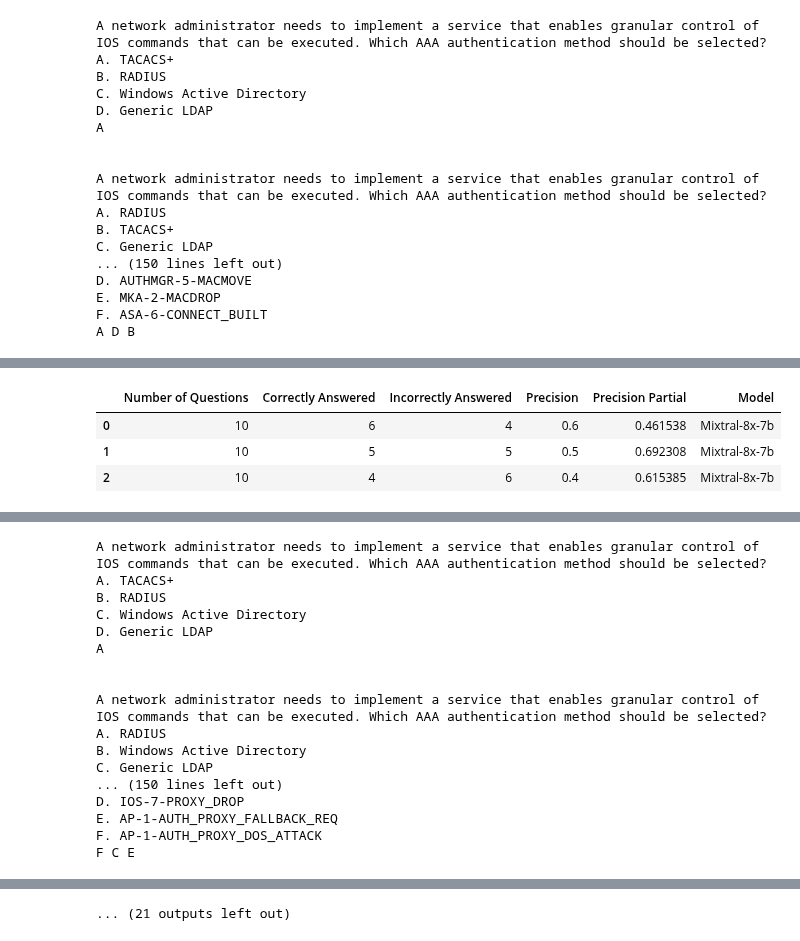
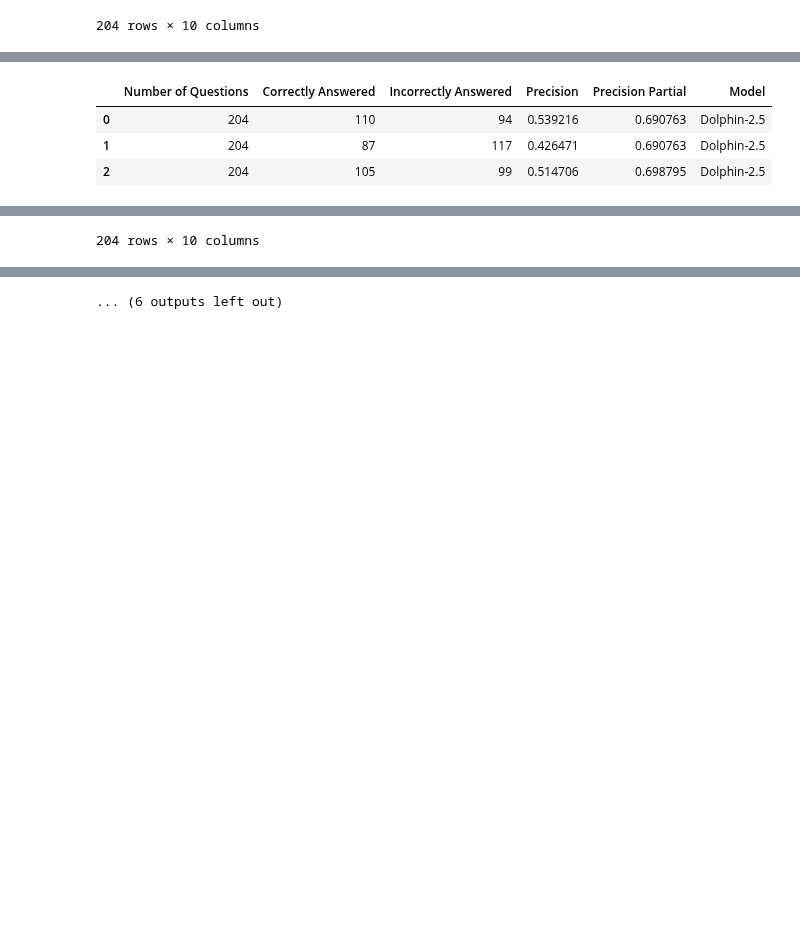
Before and after one commit to cybercampus-se/GenAICyberSecMCQA, a Jupyter notebook: src/mcqa_LLM.ipynb, the cells around one changed output, grey strips where cells are left out. Cells and saved outputs as stored; diff of their text form; code cells hidden in the pictures; blank space fills up the shorter version.

Commit message:
201-301 Shuffled Data and evaluation

```diff
--- a/src/mcqa_LLM.ipynb
+++ b/src/mcqa_LLM.ipynb
@@ -16,19 +17,25 @@ warnings.filterwarnings('ignore')
 MODEL_PATH = {#"Gemma-7b-it" : "../models/gemma-7b-it.gguf",
               "Mixtral-8x-7b": "../models/mixtral-8x7b-instruct-v0.1.Q4_K_M.gguf",
                "Phi-2": "../models/phi-2.Q5_K_M.gguf",
-               #"Llama2-70b": "../models/llama2_70b_chat_uncensored.Q5_K_M.gguf",
-               #"Yi-34b": "../models/yi-34b-200k.Q5_K_M.gguf",
-               #"Dolphin-2.5": "../models/dolphin-2.5-mixtral-8x7b.Q5_K_M.gguf",
+               "Llama2-70b": "../models/llama2_70b_chat_uncensored.Q5_K_M.gguf",
+               "Yi-34b": "../models/yi-34b-200k.Q5_K_M.gguf",
+               "Dolphin-2.5": "../models/dolphin-2.5-mixtral-8x7b.Q5_K_M.gguf",
               }
 
 #Set output file name
-OUTPUT_PICKEL = "../data/llm_prob_result_10.pkl"
+OUTPUT_EVALUATION = "../data/llm_201_301.pkl"
 
+#Filename output evaluation detailed
+OUTPUT_EVALUATION_DETAILED = "../data/llm_prob_result_detailed_201_301.pkl"
+
+#Sampling rate determines how often a question is asked again if the answer format is wrong
 MAX_SAMPLING_RATE = 5
 
 #Set to 1 if you dont want to shuffle
+NUM_OF_SHUFFLES = 5
 
-NUM_OF_SHUFFLES = 5
+#Parameter for changing the temperature of the model
+TEMPERATURE = 0.5
 
 FEW_SHOT_TEMPLATE = """
     The following are multiple choice questions (with answers) about network fundamentals, network access,
@@ -56,7 +63,6 @@ FEW_SHOT_TEMPLATE = """
     """
 
 SHUFFLE_PROB_ENB = False
-SHUFFLE_ONLY =True
 # %%
 def extract_answer(answer):
     """Extracts the correct answers from the provided answer string.
@@ -382,9 +386,9 @@ def calculate_model_statistics(df):
 valid_question_answer = False
 #Create a dataframe with the size of NUM_OF_SHUFFLES which contains the dataframe llm_exam_result
 shuffled_evalutation_df = pd.DataFrame(columns=[ 'Number of Questions','Correctly Answered','Incorrectly Answered','Precision','Precision Partial'])
+questions  = pd.read_excel("../data/201-301-CCNA.xlsx")
 
-questions = extract_answer_from_text_file("../data/questionbank_cisco_CCNP.txt")
-questions = questions.head(10)
+#questions = extract_answer_from_text_file("../data/questionbank_cisco_CCNP.txt")
 callback_manager = CallbackManager([StreamingStdOutCallbackHandler()])
 prompt_template = PromptTemplate.from_template(FEW_SHOT_TEMPLATE)
 
@@ -408,17 +412,9 @@ for model, model_path in MODEL_PATH.items():
         for index_question, row in questions.iterrows():
             #Extract the question, answer and choices from the dataframe
             question, choices, answers, num_of_correct_answer = extract_exam_info(row)
-            print(question)
-            print(choices)
-            print(answers)
-            print('\n')
             #Only if shuffle is enabled, shuffle the choices
             if shuffled_iteration > 0:
                 choices, answers = shuffle_choices(choices, answers)
-                print(question)
-                print(choices)
-                print(answers)
-                print('\n')
             #Empty the char_probabilities dictionary for each question
             char_probabilities = {}
 
@@ -465,6 +461,7 @@ for model, model_path in MODEL_PATH.items():
         answered_correctly = False
         #Concat the the dataframe returned by evaulation to one dataframe
         display(llm_exam_result)
+        llm_exam_result.to_pickle(f"../data/{model}_shuffled_{shuffled_iteration}_201_301.pkl")
         evaluation_df = evaluation(llm_exam_result)
         #Concat the evaluation dataframe to the complete dataframe
         shuffled_evalutation_df = pd.concat([shuffled_evalutation_df, evaluation_df], ignore_index=True)
@@ -473,6 +470,7 @@ for model, model_path in MODEL_PATH.items():
 #plot_evaluation(shuffled_evalutation_df)
 model_statistics = calculate_model_statistics(shuffled_evalutation_df)
 display(model_statistics)
-
-    #llm_exam_result.to_pickle(OUTPUT_PICKEL)
+plot_evaluation(model_statistics)
+shuffled_evalutation_df.to_pickle(OUTPUT_EVALUATION_DETAILED)
+model_statistics.to_pickle(OUTPUT_EVALUATION)
 # %% [output]
@@ -557,17 +537 @@ B F E
-A network administrator needs to implement a service that enables granular control of IOS commands that can be executed. Which AAA authentication method should be selected?
-A. TACACS+
-B. RADIUS
-C. Windows Active Directory
-D. Generic LDAP
-A
-
-
-A network administrator needs to implement a service that enables granular control of IOS commands that can be executed. Which AAA authentication method should be selected?
-A. RADIUS
-B. TACACS+
-C. Generic LDAP
-... (150 lines left out)
-D. AUTHMGR-5-MACMOVE
-E. MKA-2-MACDROP
-F. ASA-6-CONNECT_BUILT
-A D B
+204 rows × 10 columns
@@ -585,4 +538,4 @@ A D B
 |  | Number of Questions | Correctly Answered | Incorrectly Answered | Precision | Precision Partial | Model |
-| 0 | 10 | 6 | 4 | 0.6 | 0.461538 | Mixtral-8x-7b |
-| 1 | 10 | 5 | 5 | 0.5 | 0.692308 | Mixtral-8x-7b |
-| 2 | 10 | 4 | 6 | 0.4 | 0.615385 | Mixtral-8x-7b |
+| 0 | 204 | 110 | 94 | 0.539216 | 0.690763 | Dolphin-2.5 |
+| 1 | 204 | 87 | 117 | 0.426471 | 0.690763 | Dolphin-2.5 |
+| 2 | 204 | 105 | 99 | 0.514706 | 0.698795 | Dolphin-2.5 |
@@ -589,17 +554 @@ A D B
-A network administrator needs to implement a service that enables granular control of IOS commands that can be executed. Which AAA authentication method should be selected?
-A. TACACS+
-B. RADIUS
-C. Windows Active Directory
-D. Generic LDAP
-A
-
-
-A network administrator needs to implement a service that enables granular control of IOS commands that can be executed. Which AAA authentication method should be selected?
-A. RADIUS
-B. Windows Active Directory
-C. Generic LDAP
-... (150 lines left out)
-D. IOS-7-PROXY_DROP
-E. AP-1-AUTH_PROXY_FALLBACK_REQ
-F. AP-1-AUTH_PROXY_DOS_ATTACK
-F C E
+204 rows × 10 columns
@@ -617 +555 @@ F C E
-... (21 outputs left out)
+... (6 outputs left out)
```
Also changed, not shown: parts of 6 cells of this notebook, 27 other files.
